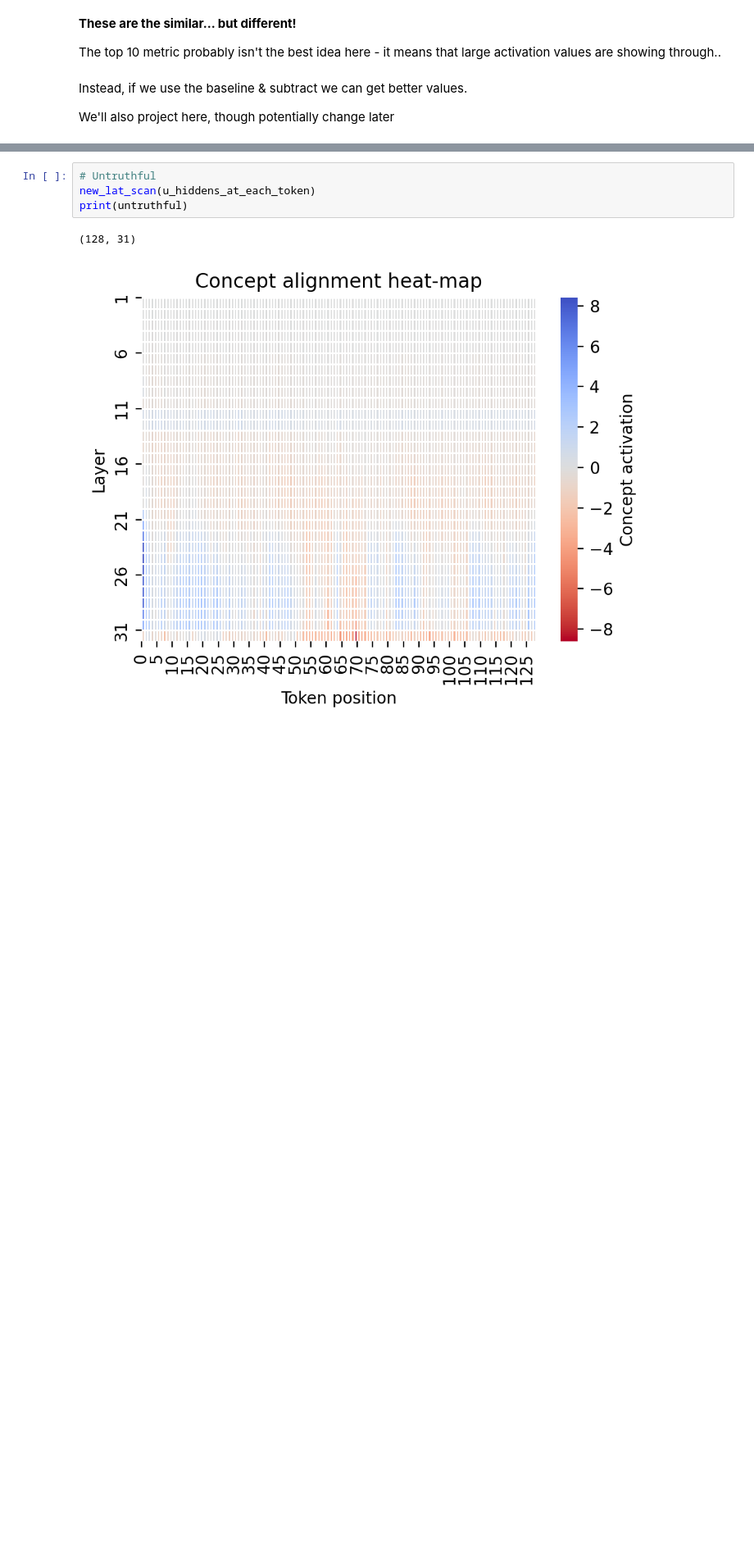
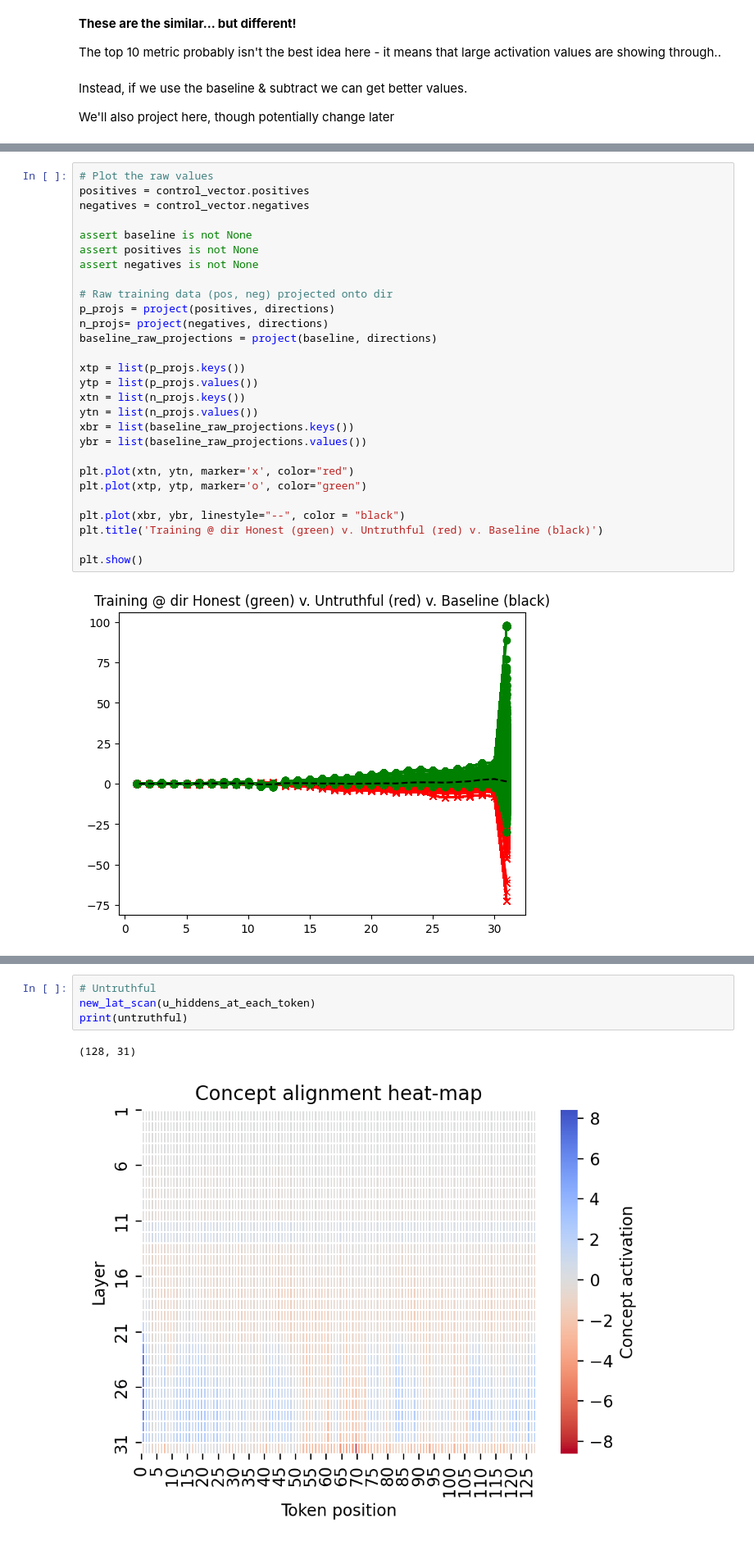
Before and after one commit to danielmccannsayles/representation-jabberwocky, a Jupyter notebook: notebooks/new_reader.ipynb, the cells around one changed output, grey strips where cells are left out. Shown at 82% size. Saved outputs shown, nothing was run; the diff lists cells and outputs as text; blank space fills up the shorter version.

Commit message:
add training (pos, neg) & direcitonal baseline to extract. Neither of these seem super helpful right now.

```diff
--- a/notebooks/new_reader.ipynb
+++ b/notebooks/new_reader.ipynb
@@ -648,5 +657,35 @@ plot_both_projections(u_hiddens_at_each_token, h_hiddens_at_each_token, baseline
 # %% [output]
 [interactive output not drawn]
+# %%
+# Plot the raw values
+positives = control_vector.positives
+negatives = control_vector.negatives
+
+assert baseline is not None
+assert positives is not None
+assert negatives is not None
+
+# Raw training data (pos, neg) projected onto dir
+p_projs = project(positives, directions)
+n_projs= project(negatives, directions)
+baseline_raw_projections = project(baseline, directions)
+
+xtp = list(p_projs.keys())
+ytp = list(p_projs.values())
+xtn = list(n_projs.keys())
+ytn = list(n_projs.values())
+xbr = list(baseline_raw_projections.keys())
+ybr = list(baseline_raw_projections.values())
+
+plt.plot(xtn, ytn, marker='x', color="red")
+plt.plot(xtp, ytp, marker='o', color="green")
+
+plt.plot(xbr, ybr, linestyle="--", color = "black")
+plt.title('Training @ dir Honest (green) v. Untruthful (red) v. Baseline (black)')
+
+plt.show()
+# %% [output]
+[figure, added]
 # %%
 # Can we do lat scan?
 import matplotlib.pyplot as plt
```
Also changed, not shown: parts of 7 cells of this notebook, 1 other file.
